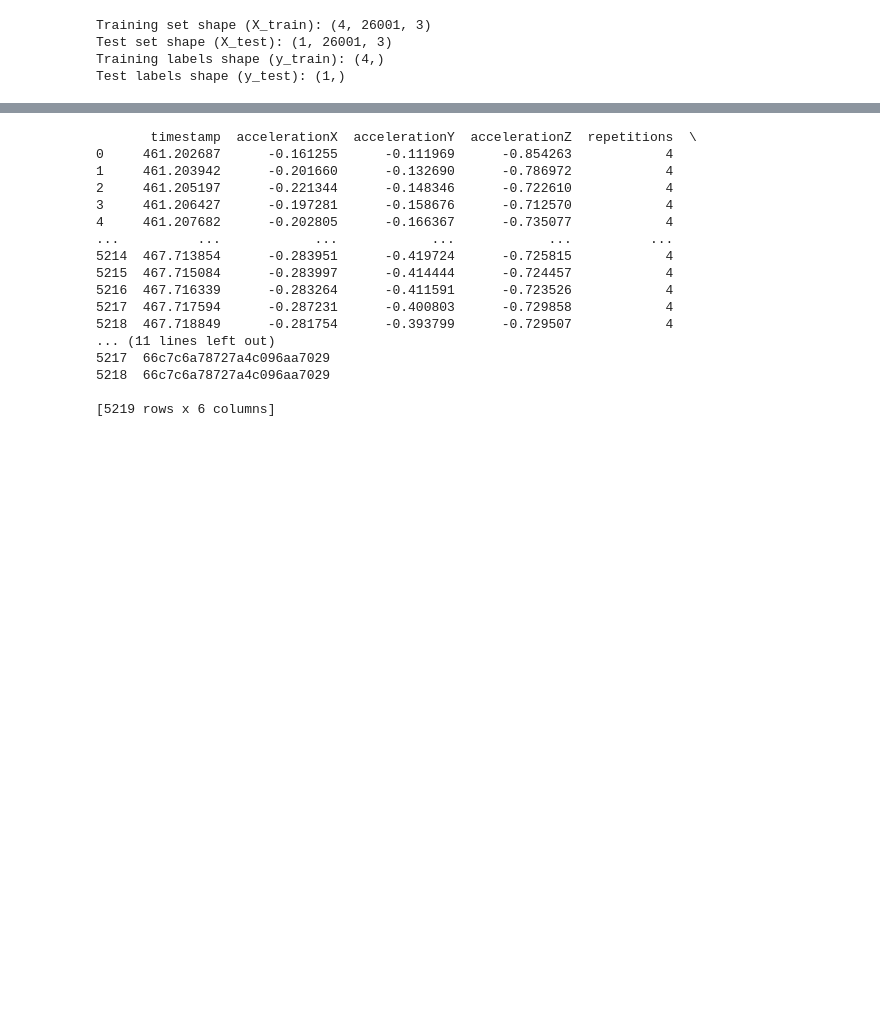
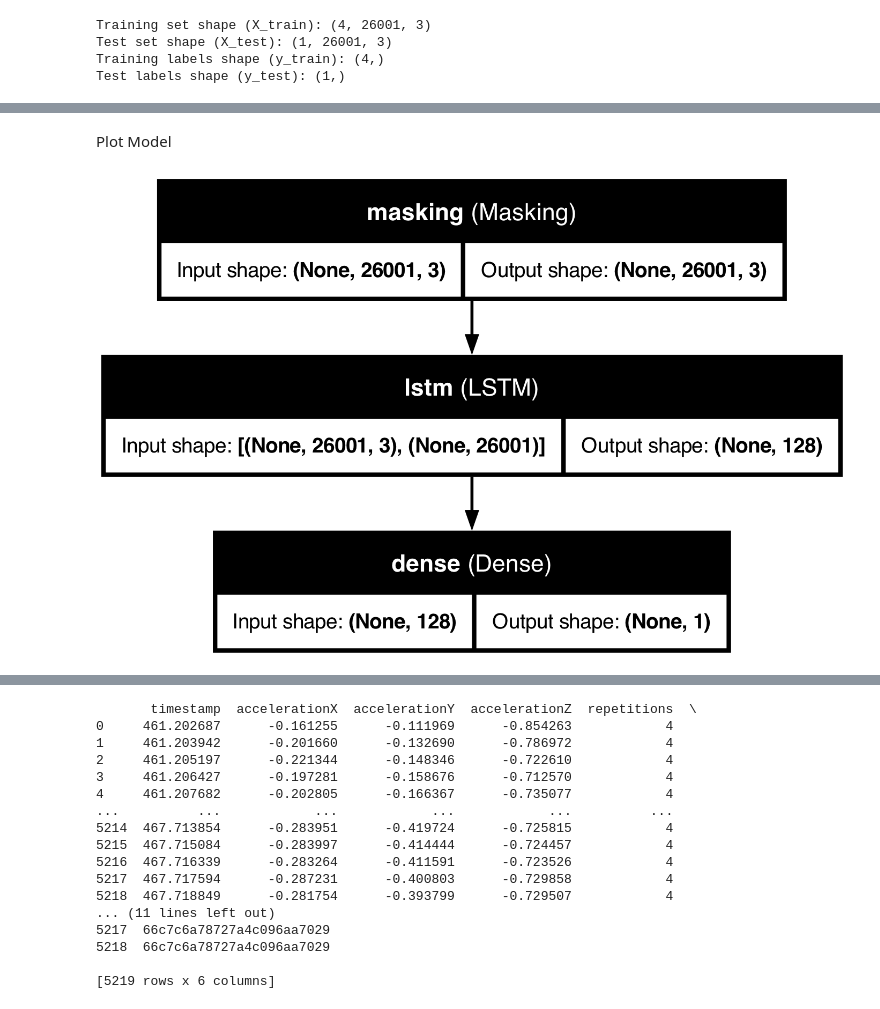
Before and after one commit to Slimslim/ML.WorkoutApp, a Jupyter notebook: notebooks/data_extraction_V1.ipynb, the cells around one changed output, grey strips where cells are left out. Saved outputs shown, nothing was run; the diff lists cells and outputs as text; code cells hidden in the pictures; blank space fills up the shorter version.

```diff
--- a/notebooks/data_extraction_V1.ipynb
+++ b/notebooks/data_extraction_V1.ipynb
@@ -373,3 +393,20 @@ Epoch 10/10
+# %%
+# Specify the path where you want to save your model
+model_save_path = 'data/models/my_trained_model.h5'
+
+# Save the model
+model.save(model_save_path)
+
+print(f"Model saved at {model_save_path}")
+# %%
+# Load saved model
+from tensorflow.keras.models import load_model
+
+# Load the model
+model = load_model(model_save_path)
+
+# Verify model structure
+model.summary()
 # %%
 # Visualize the model architecture
 tf.keras.utils.plot_model(model, to_file='model_architecture.png', show_shapes=True, show_layer_names=True)
@@ -377,0 +415,8 @@ You must install pydot (`pip install pydot`) for `plot_model` to work.
+# %% [markdown]
+Plot Model
+# %%
+from tensorflow.keras.utils import plot_model
+# Assuming 'model' is your Keras model
+plot_model(model, to_file='model_plot.png', show_shapes=True, show_layer_names=True)
+# %% [output]
+[figure, added]
```
Also changed, not shown: parts of 7 cells of this notebook, 2 other files.
